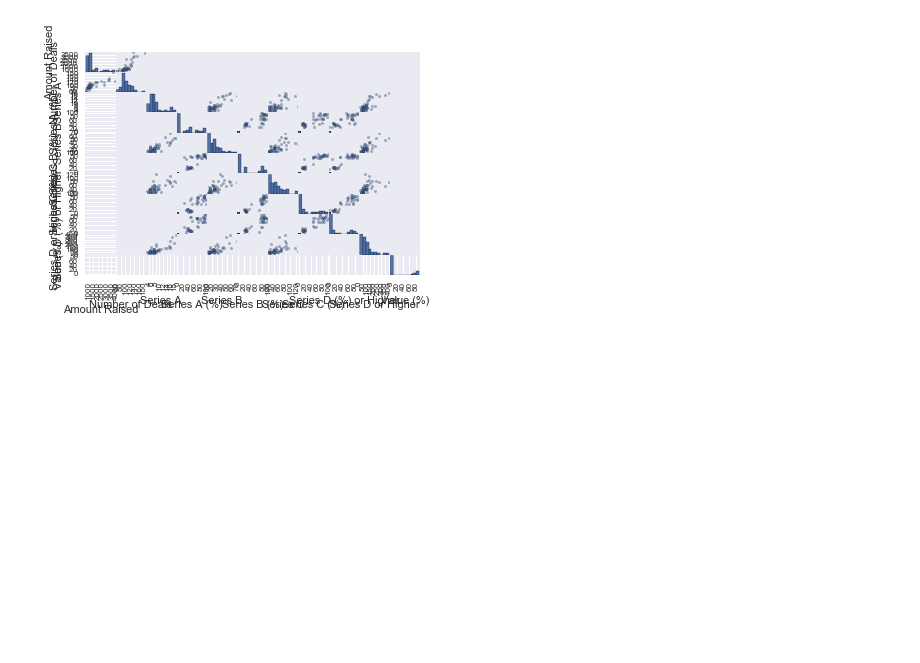
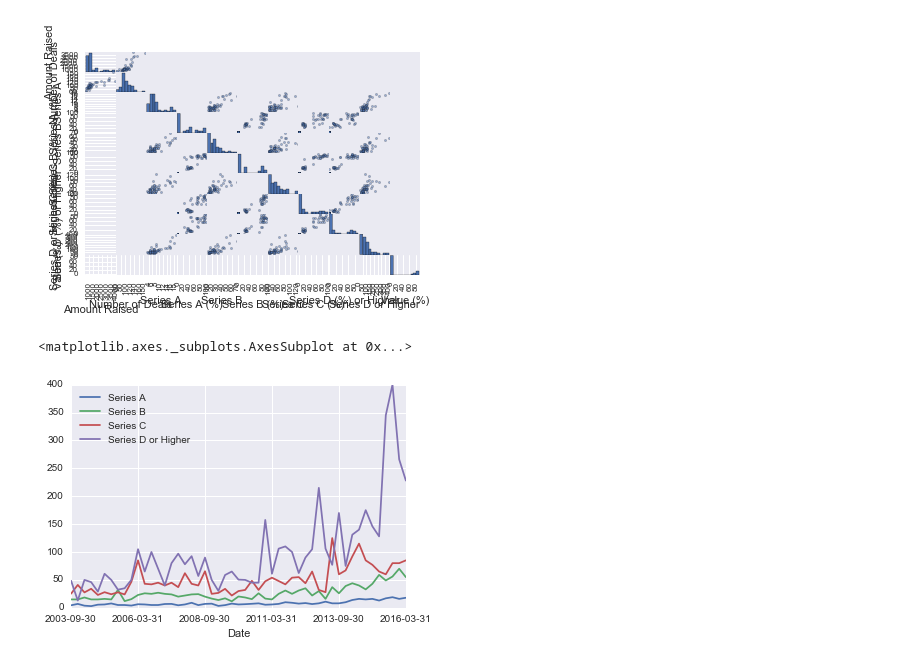
Before and after one commit to CLuiz/CityScapes, a Jupyter notebook: EDA.ipynb, the cells around one changed output. Drawn from its saved outputs; the diff is of its cells as text; code cells hidden in the pictures; blank space fills up the shorter version.

```diff
--- a/EDA.ipynb
+++ b/EDA.ipynb
@@ -89,3 +91,8 @@ array([[<matplotlib.axes._subplots.AxesSubplot object at 0x...>,
+# %%
+df2.plot()
+# %% [output]
+<matplotlib.axes._subplots.AxesSubplot at 0x...>
+[figure, added]
 # %%
 df2
 # %% [output]
```
Also changed, not shown: parts of 2 cells of this notebook, 6 other files.
